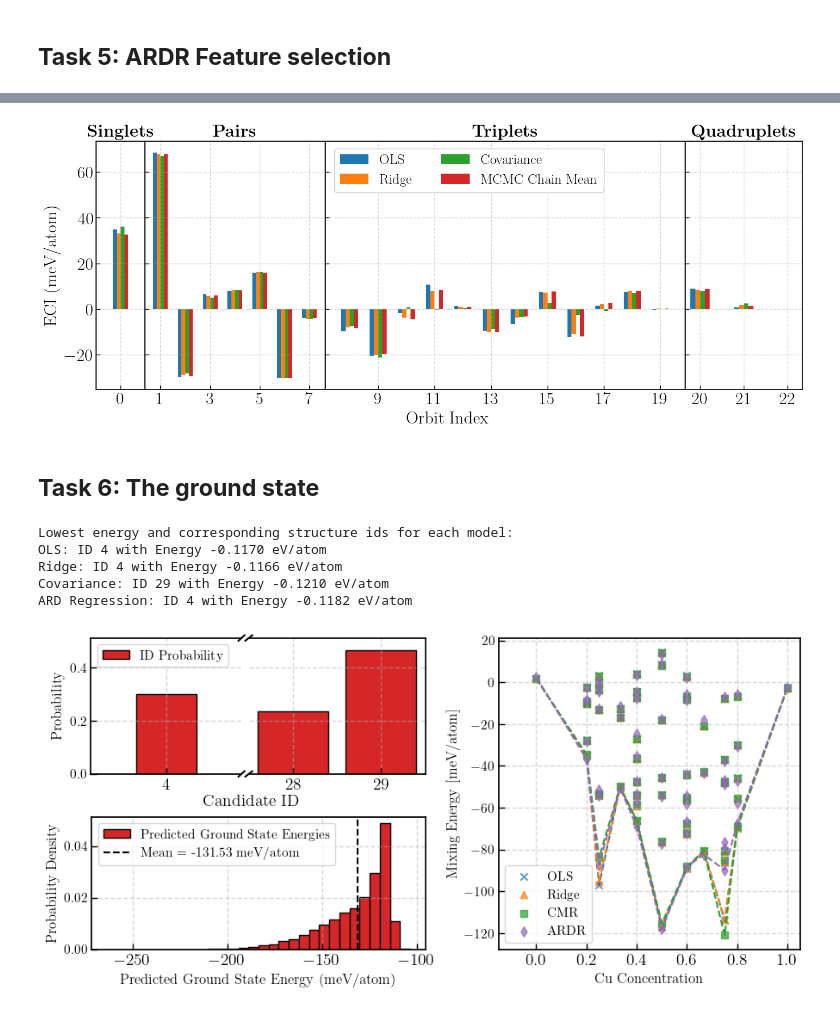
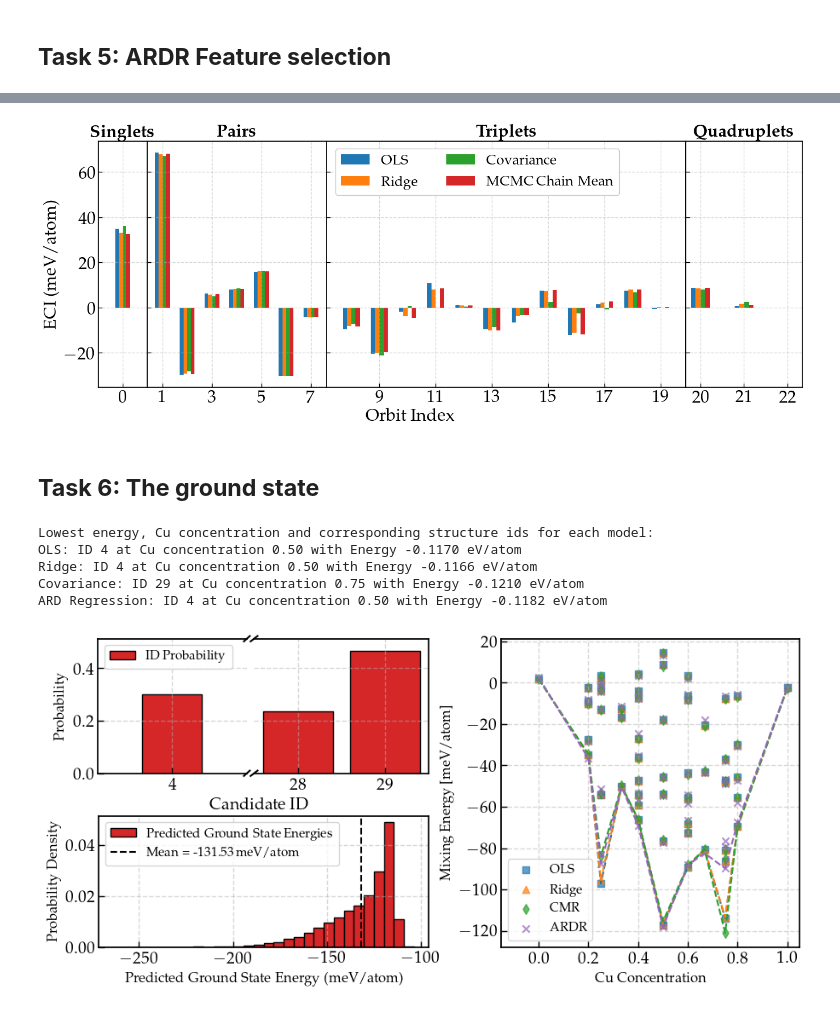
Before and after one commit to stommen/tif345_projects, a Jupyter notebook: project_2a/project2a_LBOS.ipynb, the cells around one changed output, grey strips where cells are left out. Saved outputs shown, nothing was run; the diff lists cells and outputs as text; code cells hidden in the pictures.

```diff
--- a/project_2a/project2a_LBOS.ipynb
+++ b/project_2a/project2a_LBOS.ipynb
@@ -31,9 +31,9 @@ from sklearn.preprocessing import StandardScaler
 
 plt.rc('text', usetex = True)
 plt.rcParams['mathtext.fontset'] = 'cm'
-plt.rcParams['font.family'] = 'serif'
+plt.rcParams['font.family'] = 'palatino'
 plt.rcParams['text.latex.preamble'] = r'\usepackage{amsmath}'
-font_size = 22
+font_size = 14
 plt.rcParams['font.size'] = font_size
 plt.rcParams['xtick.labelsize'] = font_size
 plt.rcParams['ytick.labelsize'] = font_size
@@ -592,15 +602,15 @@ for order, ax in enumerate(axes, start=1):
     ax.bar(cluster_indices[index] + bar_width * 1.5, 1000 * J_samples_recovered[index], width=bar_width, label='MCMC Chain Mean', color='tab:red', alpha=1)
     ax.grid(True, linestyle='--', alpha=0.5)
     if order == 3:
-        ax.legend(ncols=2, fontsize=18, loc='upper center', bbox_to_anchor=(0.4, 1.), framealpha=1)
-        ax.text(10, -50, 'Orbit Index', fontsize=font_size)
+        ax.legend(ncols=2, fontsize=18, loc='upper center', bbox_to_anchor=(0.42, 1.), framealpha=1)
+        ax.text(8.5, -50, 'Orbit Index', fontsize=font_size)
 
 plt.tight_layout()
 fig.subplots_adjust(wspace=0, hspace=0)
 fig.align_ylabels(axes)
 # plt.savefig('figs/eci_comparison_ols_ridge_cov_mcmc.pdf', bbox_inches='tight')
 # %% [output]
-[figure, old version]
+[figure, new version]
 # %% [markdown]
 ## **Task 6: The ground state**
 # %%
@@ -647,11 +657,11 @@ J_opt_ardr_recovered = J_opt_ardr_std / scaler_X_ardr.scale_ * scaler_E_ardr.sca
 intercept_ardr = scaler_E_ardr.mean_ - scaler_X_ardr.mean_ @ J_opt_ardr_recovered
 E_pred_ardr = X_gs_ardr_raw @ J_opt_ardr_recovered + intercept_ardr
 
-print('Lowest energy and corresponding structure ids for each model:')
-print(f'OLS: ID {candidate_ids[np.argmin(E_pred_OLS)]} with Energy {np.min(E_pred_OLS):.4f} eV/atom')
-print(f'Ridge: ID {candidate_ids[np.argmin(E_pred_ridge)]} with Energy {np.min(E_pred_ridge):.4f} eV/atom')
-print(f'Covariance: ID {candidate_ids[np.argmin(E_pred_cov)]} with Energy {np.min(E_pred_cov):.4f} eV/atom')
-print(f'ARD Regression: ID {candidate_ids[np.argmin(E_pred_ardr)]} with Energy {np.min(E_pred_ardr):.4f} eV/atom')
+print('Lowest energy, Cu concentration and corresponding structure ids for each model:')
+print(f'OLS: ID {candidate_ids[np.argmin(E_pred_OLS)]} at Cu concentration {cu_concentrations_gs[np.argmin(E_pred_OLS)]:.2f} with Energy {np.min(E_pred_OLS):.4f} eV/atom')
+print(f'Ridge: ID {candidate_ids[np.argmin(E_pred_ridge)]} at Cu concentration {cu_concentrations_gs[np.argmin(E_pred_ridge)]:.2f} with Energy {np.min(E_pred_ridge):.4f} eV/atom')
+print(f'Covariance: ID {candidate_ids[np.argmin(E_pred_cov)]} at Cu concentration {cu_concentrations_gs[np.argmin(E_pred_cov)]:.2f} with Energy {np.min(E_pred_cov):.4f} eV/atom')
+print(f'ARD Regression: ID {candidate_ids[np.argmin(E_pred_ardr)]} at Cu concentration {cu_concentrations_gs[np.argmin(E_pred_ardr)]:.2f} with Energy {np.min(E_pred_ardr):.4f} eV/atom')
 
 def get_lowest_concentration_Es(cu_concentrations, E_preds):
     unique_concentrations = sorted(set(cu_concentrations))
@@ -666,11 +676,11 @@ ridge_sorted_E_preds, ridge_unique_concentrations = get_lowest_concentration_Es(
 cov_sorted_E_preds, cov_unique_concentrations = get_lowest_concentration_Es(cu_concentrations_gs, E_pred_cov)
 ardr_sorted_E_preds, ardr_unique_concentrations = get_lowest_concentration_Es(cu_concentrations_gs, E_pred_ardr)
 # %% [output]
-Lowest energy and corresponding structure ids for each model:
-OLS: ID 4 with Energy -0.1170 eV/atom
-Ridge: ID 4 with Energy -0.1166 eV/atom
-Covariance: ID 29 with Energy -0.1210 eV/atom
-ARD Regression: ID 4 with Energy -0.1182 eV/atom
+Lowest energy, Cu concentration and corresponding structure ids for each model:
+OLS: ID 4 at Cu concentration 0.50 with Energy -0.1170 eV/atom
+Ridge: ID 4 at Cu concentration 0.50 with Energy -0.1166 eV/atom
+Covariance: ID 29 at Cu concentration 0.75 with Energy -0.1210 eV/atom
+ARD Regression: ID 4 at Cu concentration 0.50 with Energy -0.1182 eV/atom
 # %%
 
 fig, ax = plt.subplots(figsize=(5, 2))
@@ -722,36 +732,36 @@ ax2.set_yticklabels([])
 
 # --- Diagonal break marks ---
 d = 0.02
 kwargs = dict(transform=ax1.transAxes, color='k', clip_on=False)
 ax1.plot((1-d,1+d), (-d,d), **kwargs)
 ax1.plot((1-d,1+d), (1-d,1+d), **kwargs)
 kwargs = dict(transform=ax2.transAxes, color='k', clip_on=False)
 ax2.plot((-d,d), (-d,d), **kwargs)
 ax2.plot((-d,d), (1-d,1+d), **kwargs)
 
 # --- Labels ---
 ax1.set_ylabel("Probability")
-ax1.text(4.05, -0.12, "Candidate ID")
+ax1.text(4.05, -0.14, "Candidate ID")
 ax1.legend(loc='upper left')
 ax2.set_xticks([28, 29])
 
 # Plot ground state energy comparisons
 ax = fig.add_axes([1.07, 0.11, 0.7, 1.81])
-ax.scatter(cu_concentrations_gs, E_pred_OLS * 1000, label='OLS', color='tab:blue', alpha=0.7, marker='x')
+ax.scatter(cu_concentrations_gs, E_pred_OLS * 1000, label='OLS', color='tab:blue', alpha=0.7, marker='s')
 ax.plot(ols_unique_concentrations, ols_sorted_E_preds * 1000, color='tab:blue', linestyle='--')
 ax.scatter(cu_concentrations_gs, E_pred_ridge * 1000, label='Ridge', color='tab:orange', alpha=0.7, marker='^')
 ax.plot(ridge_unique_concentrations, ridge_sorted_E_preds * 1000, color='tab:orange', linestyle='--')
-ax.scatter(cu_concentrations_gs, E_pred_cov * 1000, label='CMR', color='tab:green', alpha=0.7, marker='s')
+ax.scatter(cu_concentrations_gs, E_pred_cov * 1000, label='CMR', color='tab:green', alpha=0.7, marker='d')
 ax.plot(cov_unique_concentrations, cov_sorted_E_preds * 1000, color='tab:green', linestyle='--')
-ax.scatter(cu_concentrations_gs, E_pred_ardr * 1000, label='ARDR', color='tab:purple', alpha=0.7, marker='d')
+ax.scatter(cu_concentrations_gs, E_pred_ardr * 1000, label='ARDR', color='tab:purple', alpha=0.7, marker='x')
 ax.plot(ardr_unique_concentrations, ardr_sorted_E_preds * 1000, color='tab:purple', linestyle='--')
 ax.set_xlabel('Cu Concentration')
 ax.set_ylabel('Mixing Energy [meV/atom]')
 ax.legend(loc='lower left')
 ax.set_xlim(-0.15, 1.05)
 ax.grid(True, linestyle='--', alpha=0.5)
 
-plt.savefig('figs/gs_energy_distribution_predictions_and_id_probabilities.pdf', bbox_inches='tight')
+# plt.savefig('figs/gs_energy_distribution_predictions_and_id_probabilities.pdf', bbox_inches='tight')
 plt.show()
 # %% [output]
-[figure, old version]
+[figure, new version]
```
Also changed, not shown: parts of 3 cells of this notebook, 9 other files.
